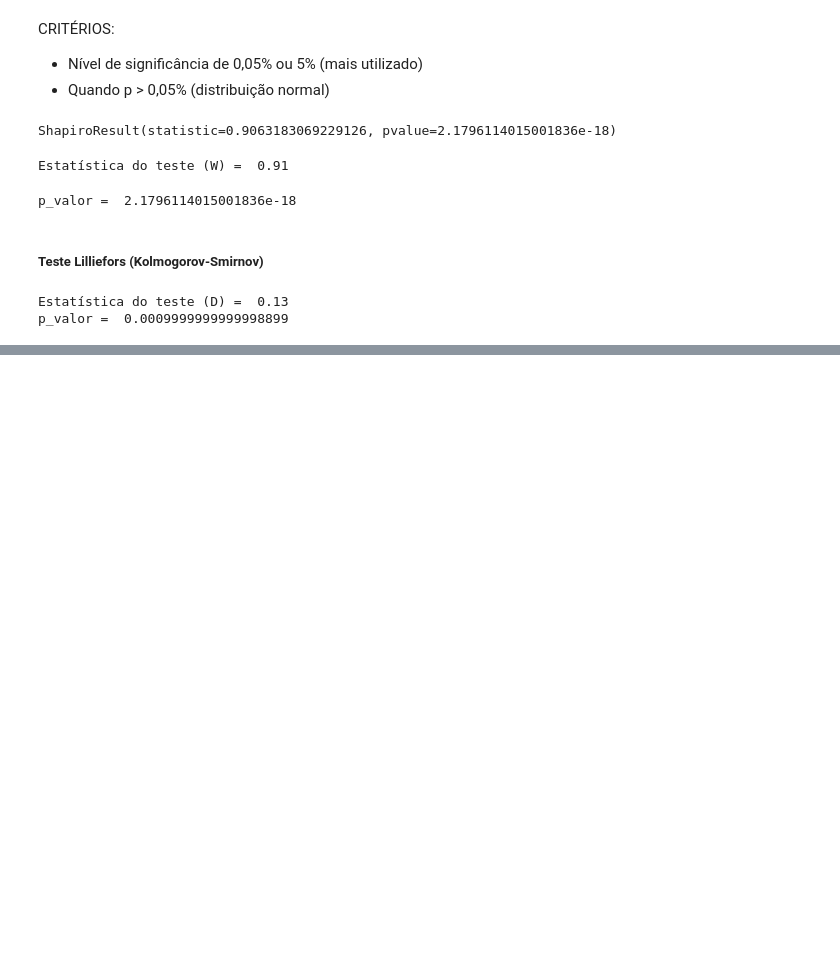
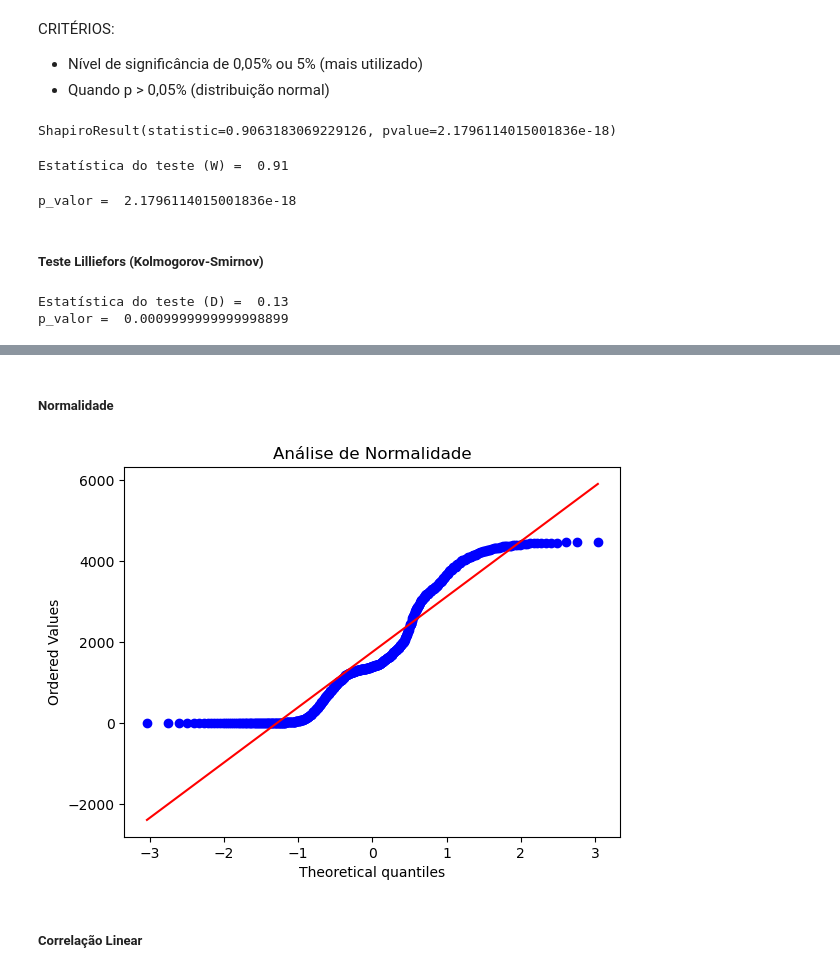
Before and after one commit to whoamidotcom/curso_analise_dados, a Jupyter notebook: analises-estatisticas/file.ipynb, the cells around one changed output, grey strips where cells are left out. Drawn from its saved outputs; the diff is of its cells as text; code cells hidden in the pictures; blank space fills up the shorter version.

Commit message:
Análises Estatísticas - Módulo 2 pt4

```diff
--- a/analises-estatisticas/file.ipynb
+++ b/analises-estatisticas/file.ipynb
@@ -411,0 +445,10 @@ p_valor =  0.0009999999999998899
+# %% [markdown]
+##### Normalidade
+# %%
+stats.probplot(covid_campinas["obitos"], dist="norm", plot=plt)
+plt.title("Análise de Normalidade")
+plt.show()
+# %% [output]
+[figure, added]
+# %% [markdown]
+##### Correlação Linear
```
Also changed, not shown: parts of 16 cells of this notebook.
